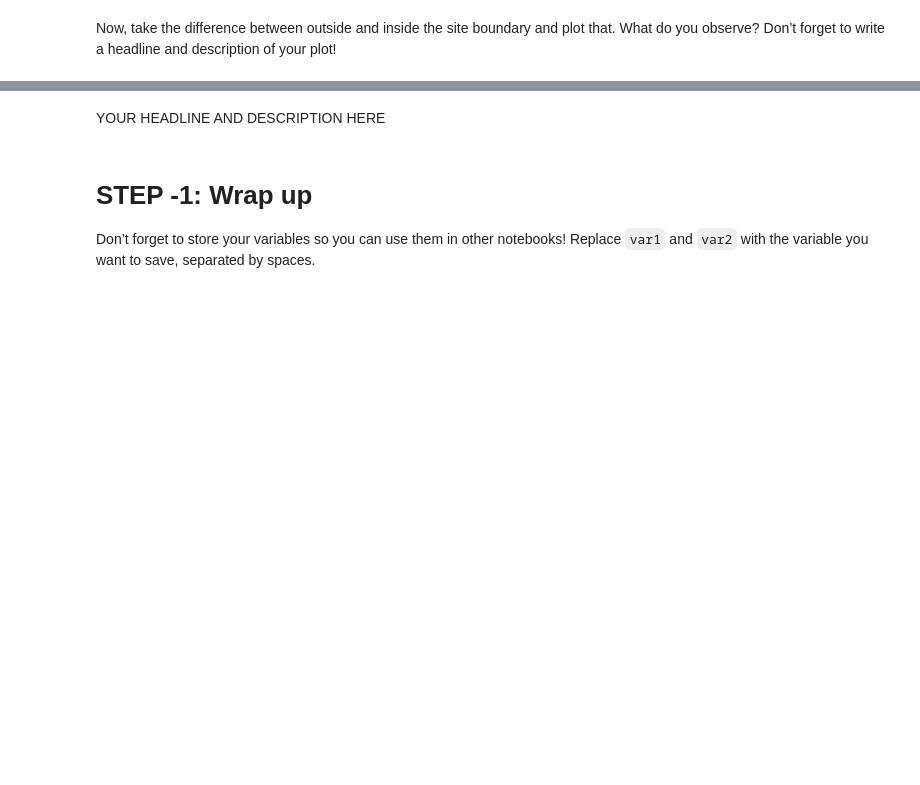
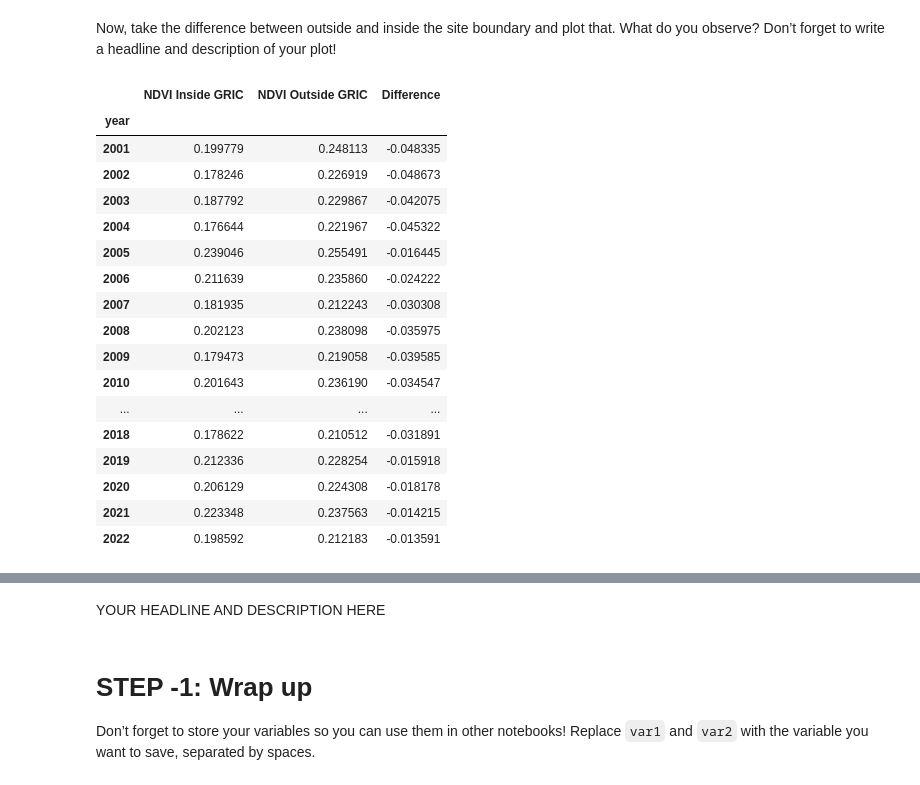
Before and after one commit to cu-esiil-edu/04-vegetation-ESIILtest24, a Jupyter notebook: notebooks/vegetation-04-summarize.ipynb, the cells around one changed output, grey strips where cells are left out. Drawn from its saved outputs; the diff is of its cells as text; code cells hidden in the pictures; blank space fills up the shorter version.

```diff
--- a/notebooks/vegetation-04-summarize.ipynb
+++ b/notebooks/vegetation-04-summarize.ipynb
@@ -205,3 +205,10 @@ year
 2003     1            0  0.229867
 2004     1            0  0.221967
 2005     1            0  0.255491
+# %%
+# Join inside and outside GRIC df and rename columns
+july_ndvi_df = (july_ndvi_inside_df[['NDVI']]
+                .join(july_ndvi_outside_df[['NDVI']],
+                      lsuffix=' Inside GRIC',
+                      rsuffix=' Outside GRIC'))
+july_ndvi_df
@@ -211,3 +242,25 @@ and plot that. What do you observe? Don’t forget to write a headline and
 description of your plot!
 # %%
 # Plot difference inside and outside the boundary
+july_ndvi_df['Difference'] = (july_ndvi_df['NDVI Inside GRIC']
+                              - july_ndvi_df['NDVI Outside GRIC'])
+july_ndvi_df
+# %% [output]
+|  | NDVI Inside GRIC | NDVI Outside GRIC | Difference |
+| year |  |  |  |
+| 2001 | 0.199779 | 0.248113 | -0.048335 |
+| 2002 | 0.178246 | 0.226919 | -0.048673 |
+| 2003 | 0.187792 | 0.229867 | -0.042075 |
+| 2004 | 0.176644 | 0.221967 | -0.045322 |
+| 2005 | 0.239046 | 0.255491 | -0.016445 |
+| 2006 | 0.211639 | 0.235860 | -0.024222 |
+| 2007 | 0.181935 | 0.212243 | -0.030308 |
+| 2008 | 0.202123 | 0.238098 | -0.035975 |
+| 2009 | 0.179473 | 0.219058 | -0.039585 |
+| 2010 | 0.201643 | 0.236190 | -0.034547 |
+| ... | ... | ... | ... |
+| 2018 | 0.178622 | 0.210512 | -0.031891 |
+| 2019 | 0.212336 | 0.228254 | -0.015918 |
+| 2020 | 0.206129 | 0.224308 | -0.018178 |
+| 2021 | 0.223348 | 0.237563 | -0.014215 |
+| 2022 | 0.198592 | 0.212183 | -0.013591 |
```
Also changed, not shown: parts of 3 cells of this notebook.
